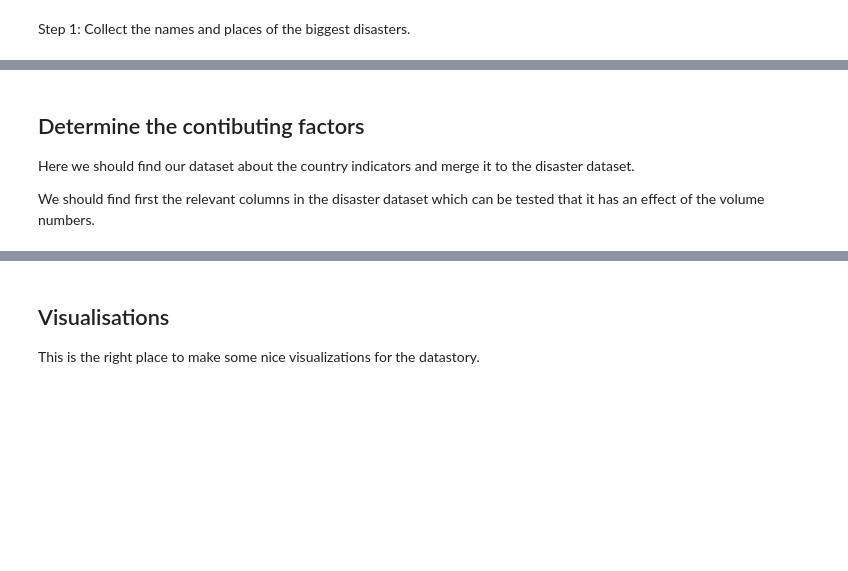
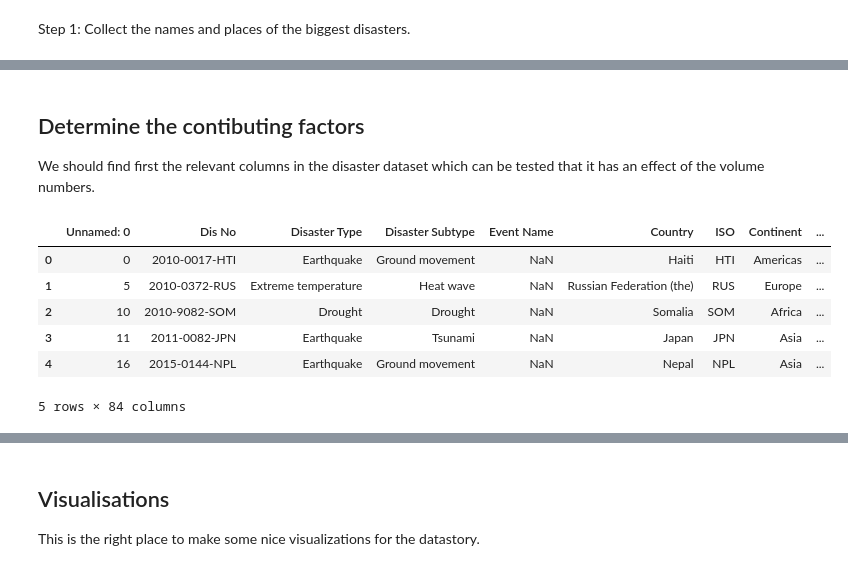
Before and after one commit to epfl-ada/ada-2021-project-hivemind, a Jupyter notebook: media_influencing_factors.ipynb, the cells around one changed output, grey strips where cells are left out. Saved outputs shown, nothing was run; the diff lists cells and outputs as text; code cells hidden in the pictures; blank space fills up the shorter version.

```diff
--- a/media_influencing_factors.ipynb
+++ b/media_influencing_factors.ipynb
@@ -55,6 +63,56 @@ In this point we should assign the these media coverage indicators to the disast
+# %%
+media_length = [] # last
+media_volume = [] # number of quotes
+for i in range(dis_num):
+    d = ds[ds['disaster']==i]
+
+    # calculate number of quotes
+    v = d['numOccurrences'].values.sum()
+    media_volume.append(v)
+
+    # calculate length of appearance (in days)
+    l = (d['date'].max() - d['date'].min()).days
+    media_length.append(l)
+
+disasters['Number of Quotes'] = media_volume
+disasters['Length of Appearance'] = media_length
 # %% [markdown]
 ## Determine the contibuting factors
 
-Here we should find our dataset about the country indicators and merge it to the disaster dataset.
-
 We should find first the relevant columns in the disaster dataset which can be tested that it has an effect of the volume numbers.
+# %%
+# we have a dataset about the disasters with word developpment indicators
+dis_wdi = pd.read_csv('wdi_with_disasters.csv')
+
+indicators = dis_wdi['indicator_name'].unique()
+
+for indi in indicators:
+    disasters[f'{indi}'] = np.ones(dis_num)
+
+
+for i in tqdm(range(dis_num)): # iterate over disasters
+
+    for indi in indicators: # iterate over indicators
+
+        curr_dis = disasters.iloc[i]
+        name = curr_dis['human_readable_name']
+        year = int(curr_dis['start_date'][:4])
+
+        val = dis_wdi[(dis_wdi['human_readable_name']==name) & (dis_wdi['indicator_name']==indi)][str(year)].values
+
+        if len(val) == 0:
+            pass
+        else:
+            disasters.loc[disasters['human_readable_name']==name, f'{indi}'] = val[0]
+
+
+
+disasters.head()
+# %% [output]
+|  | Unnamed: 0 | Dis No | Disaster Type | Disaster Subtype | Event Name | Country | ISO | Continent | ... |
+| 0 | 0 | 2010-0017-HTI | Earthquake | Ground movement | NaN | Haiti | HTI | Americas | ... |
+| 1 | 5 | 2010-0372-RUS | Extreme temperature | Heat wave | NaN | Russian Federation (the) | RUS | Europe | ... |
+| 2 | 10 | 2010-9082-SOM | Drought | Drought | NaN | Somalia | SOM | Africa | ... |
+| 3 | 11 | 2011-0082-JPN | Earthquake | Tsunami | NaN | Japan | JPN | Asia | ... |
+| 4 | 16 | 2015-0144-NPL | Earthquake | Ground movement | NaN | Nepal | NPL | Asia | ... |
+5 rows × 84 columns
```
Also changed, not shown: parts of 10 cells of this notebook.
